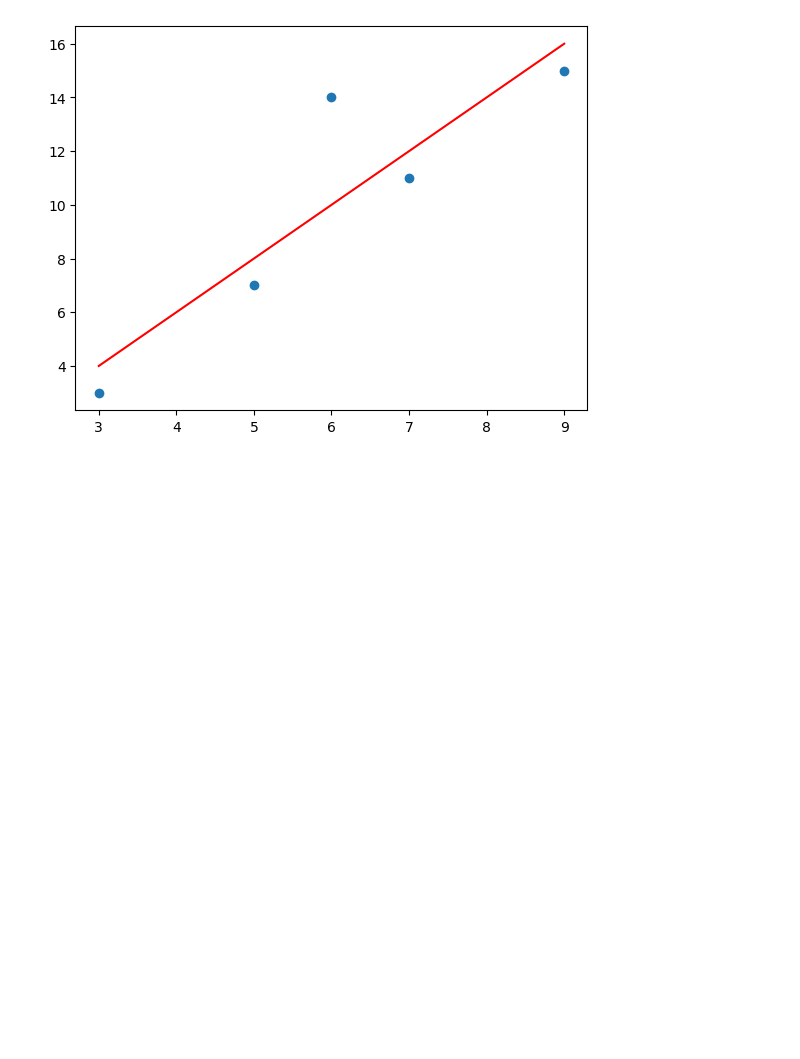
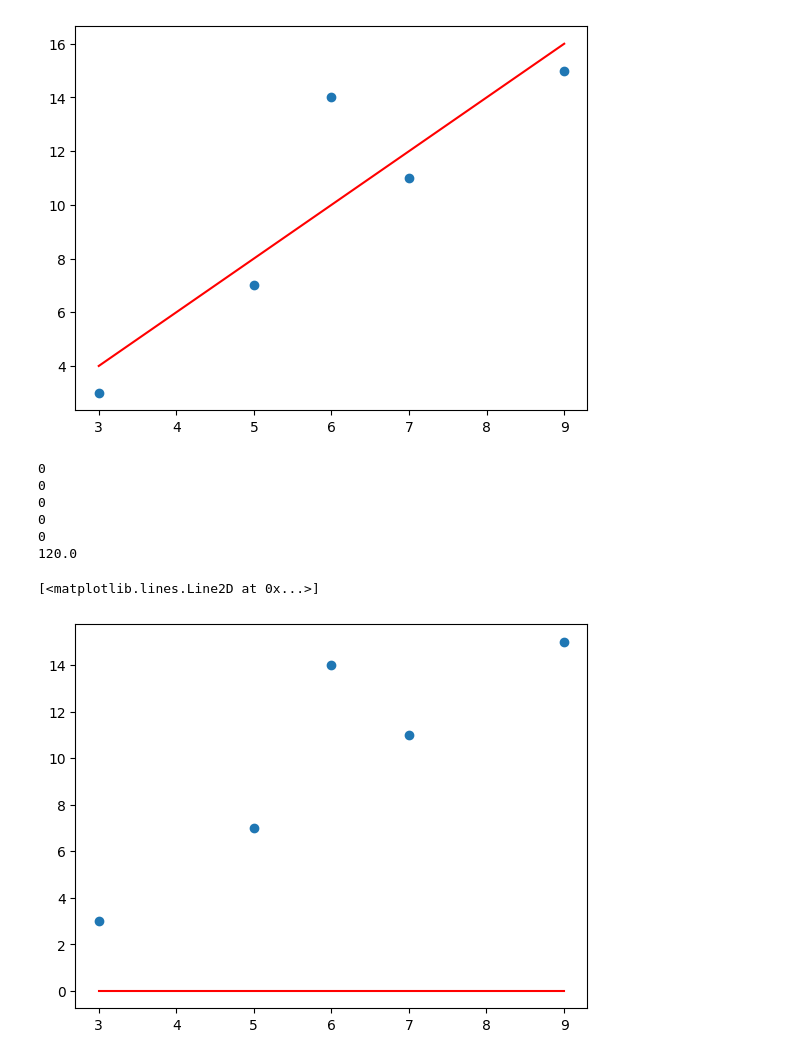
Before and after one commit to Undeadguy0/SEM_5, a Jupyter notebook: Машинное_обучение/1-2.ipynb, the cells around one changed output. Cells and saved outputs as stored; diff of their text form; code cells hidden in the pictures; blank space fills up the shorter version.

```diff
--- a/Машинное_обучение/1-2.ipynb
+++ b/Машинное_обучение/1-2.ipynb
@@ -41,3 +55,49 @@ ax.plot(x_space, y_pred, 'r')
 # %% [output]
 [<matplotlib.lines.Line2D at 0x...>]
 [figure]
+# %%
+# Реализуем шаг градиентного спуска в модели парной линейной регрессии
+class SimpleRegression(object):
+    def __init__(self):
+        self.a0 = 0
+        self.a1 = 0
+
+    def predict(self, x):
+        return self.a0 + self.a1 * x
+
+    def MSE(self, x, Y):
+        return ((self.predict(x) - Y)**2).mean()
+
+    def fit(self, x, Y):
+        alpha = 0.1
+        dT_a0 = -2 * sum((Y - self.predict(x)))
+        dT_a1 = -2 * sum((Y - self.predict(x)) * x)
+        self.a0 -= alpha * dT_a0
+        self.a1 -= alpha * dT_a1
+# %%
+# Получим прогнозы до градиентного спуска с начальными значениями параметров
+regr = SimpleRegression()
+print(regr.predict(3))
+print(regr.predict(5))
+print(regr.predict(7))
+print(regr.predict(6))
+print(regr.predict(9))
+print(regr.MSE(x, Y))
+# %% [output]
+0
+0
+0
+0
+0
+120.0
+# %%
+# Выведем прогнозы до градиентного спуска на графике
+x_space = np.linspace(3, 9, 7)
+Y_pred = regr.predict(x_space)
+fig = plt.figure()
+ax = fig.add_axes([0.1, 0.1, 0.8, 0.8])
+ax.scatter(x, Y)
+ax.plot(x_space, Y_pred, 'r')
+# %% [output]
+[<matplotlib.lines.Line2D at 0x...>]
+[figure, added]
```
Also changed, not shown: parts of 24 cells of this notebook, 46 other files.
